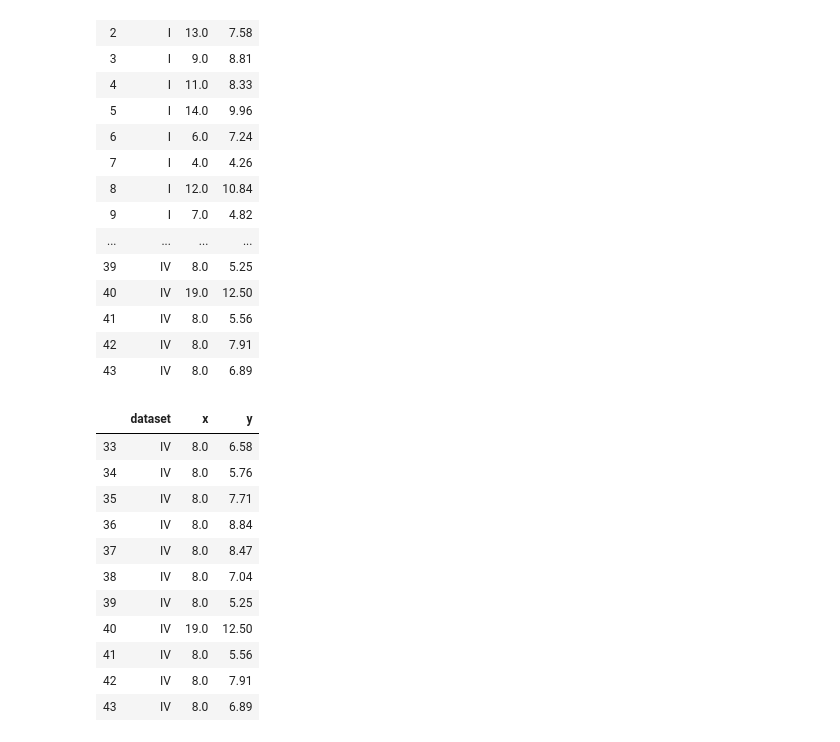
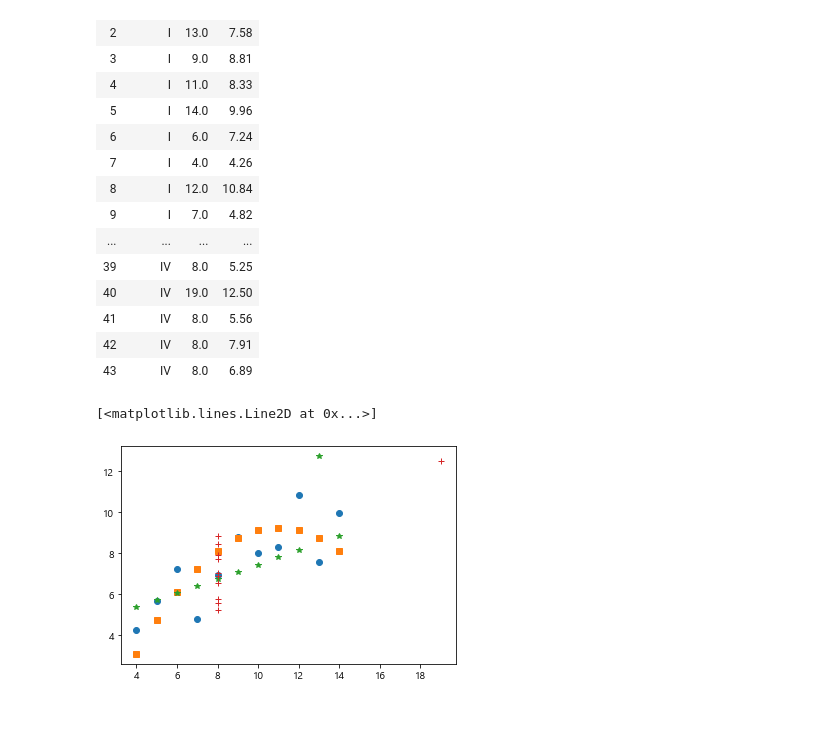
Before and after one commit to SungeunAn/TIL_new, a Jupyter notebook: 데이터 다루기/Day26.ipynb, the cells around one changed output. Cells and saved outputs as stored; diff of their text form; code cells hidden in the pictures; blank space fills up the shorter version.

```diff
--- a/데이터 다루기/Day26.ipynb
+++ b/데이터 다루기/Day26.ipynb
@@ -419,18 +419,16 @@ anscombe
 | 41 | IV | 8.0 | 5.56 |
 | 42 | IV | 8.0 | 7.91 |
 | 43 | IV | 8.0 | 6.89 |
-# %%
-anscombe[anscombe.dataset=='IV']
-# %% [output]
-|  | dataset | x | y |
-| 33 | IV | 8.0 | 6.58 |
-| 34 | IV | 8.0 | 5.76 |
-| 35 | IV | 8.0 | 7.71 |
-| 36 | IV | 8.0 | 8.84 |
-| 37 | IV | 8.0 | 8.47 |
-| 38 | IV | 8.0 | 7.04 |
-| 39 | IV | 8.0 | 5.25 |
-| 40 | IV | 19.0 | 12.50 |
-| 41 | IV | 8.0 | 5.56 |
-| 42 | IV | 8.0 | 7.91 |
-| 43 | IV | 8.0 | 6.89 |
+# %%
+d1=anscombe[anscombe.dataset=='I']
+d2=anscombe[anscombe.dataset=='II']
+d3=anscombe[anscombe.dataset=='III']
+d4=anscombe[anscombe.dataset=='IV']
+plt.plot(d1['x'],d1['y'],'o')
+plt.plot(d2['x'],d2['y'],'s')
+plt.plot(d3['x'],d3['y'],'*')
+plt.plot(d4['x'],d4['y'],'+')
+fig=plt.figure()
+# %% [output]
+[<matplotlib.lines.Line2D at 0x...>]
+[figure, added]
```
Also changed, not shown: parts of 9 cells of this notebook.
